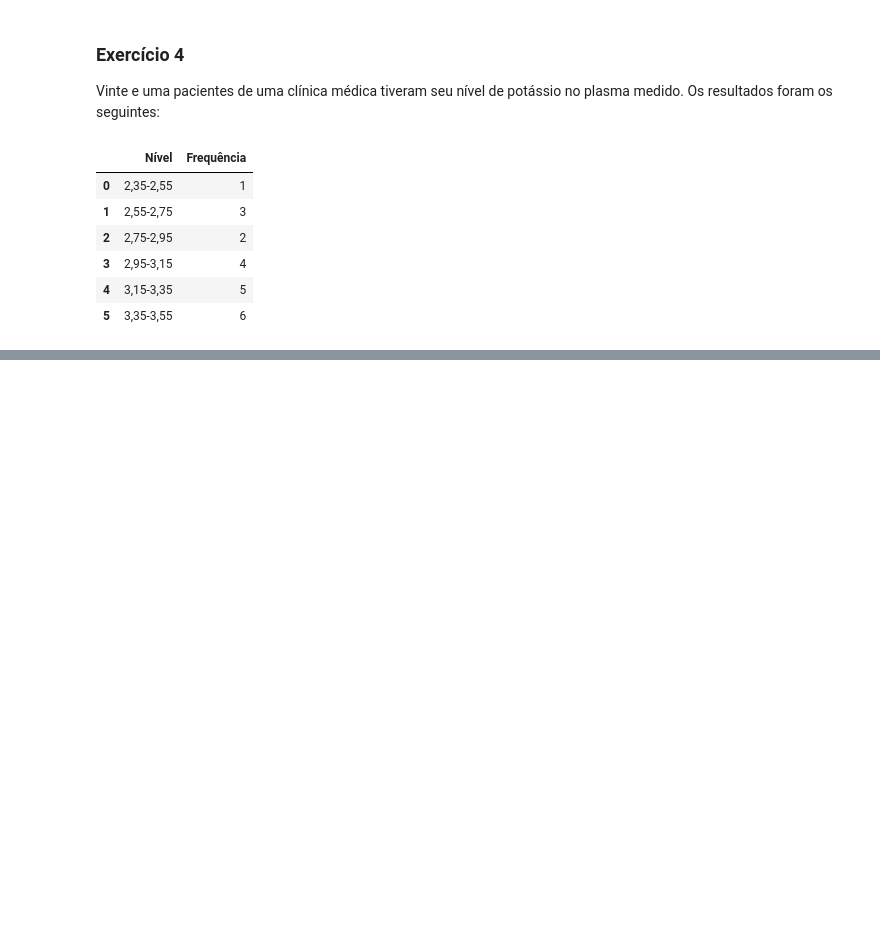
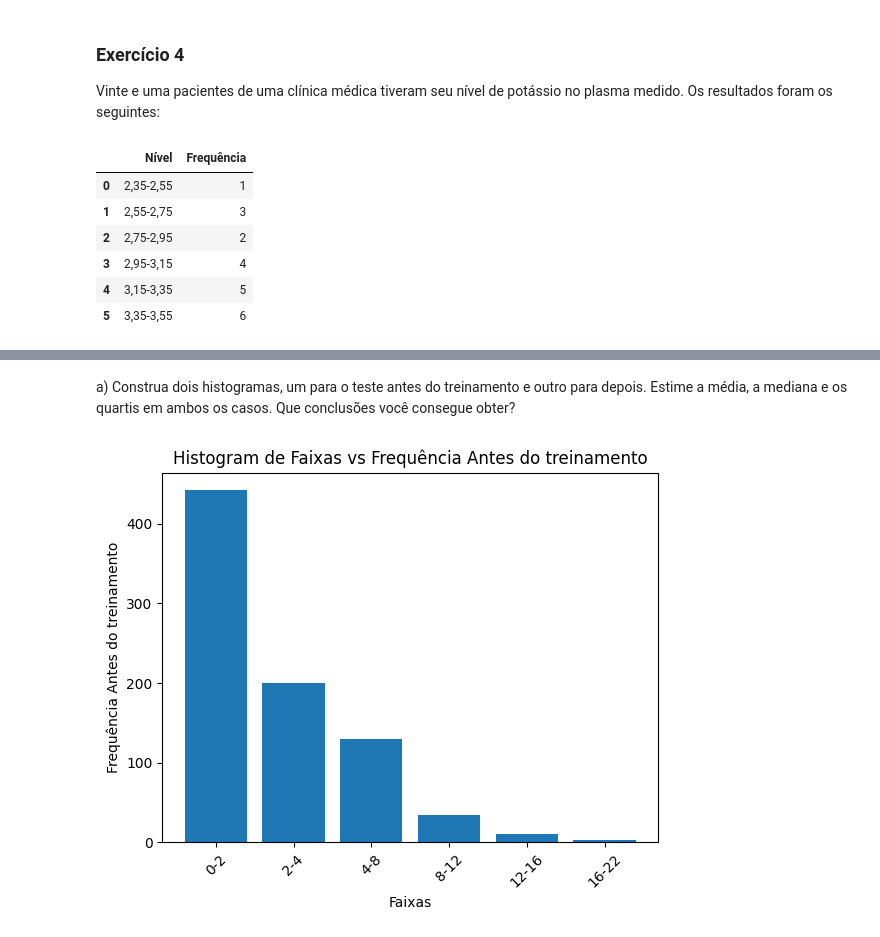
Before and after one commit to lucioew28/avaliacao_c2_a2_adac, a Jupyter notebook: main.ipynb, the cells around one changed output, grey strips where cells are left out. Drawn from its saved outputs; the diff is of its cells as text; code cells hidden in the pictures; blank space fills up the shorter version.

```diff
--- a/main.ipynb
+++ b/main.ipynb
@@ -273,0 +344,9 @@ plt.show()
+# %%
+exe6_dados = {
+    'Faixas': ['0-2', '2-4', '4-8', '8-12', '12-16', '16-22'],
+    'Frequência Antes do treinamento': [442, 200, 130, 34, 10, 3],
+    'Frequência Depois do treinamento': [80, 200, 280, 179, 43, 8]
+}
+
+df_exe6 = pd.DataFrame(exe6_dados)
+df_exe6
@@ -273,0 +361,13 @@ plt.show()
+# %% [markdown]
+<p>a) Construa dois histogramas, um para o teste antes do treinamento e outro para
+depois. Estime a média, a mediana e os quartis em ambos os casos. Que
+conclusões você consegue obter?</p>
+# %%
+plt.bar(df_exe6['Faixas'], df_exe6['Frequência Antes do treinamento'])
+plt.xlabel('Faixas')
+plt.ylabel('Frequência Antes do treinamento')
+plt.title('Histogram de Faixas vs Frequência Antes do treinamento')
+plt.xticks(rotation=45)
+plt.show()
+# %% [output]
+[figure, added]
```
Also changed, not shown: parts of 31 cells of this notebook.
